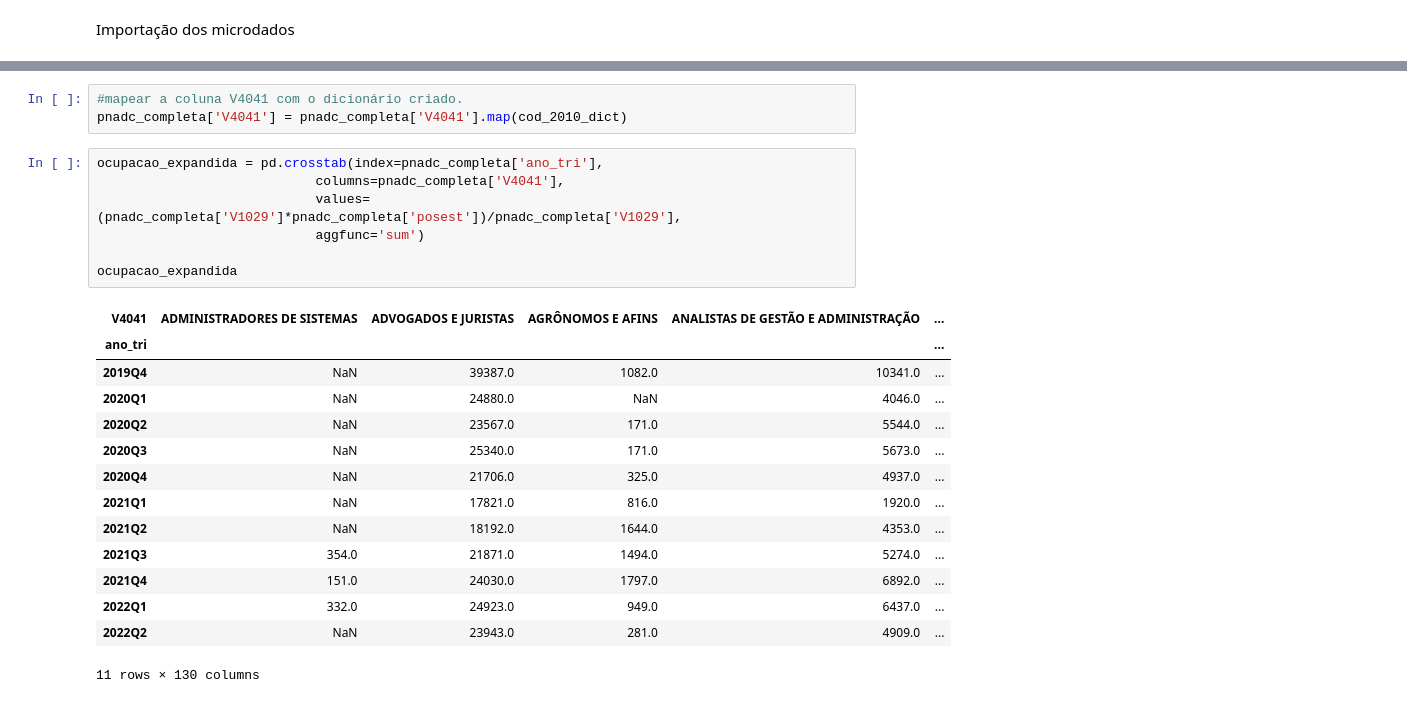
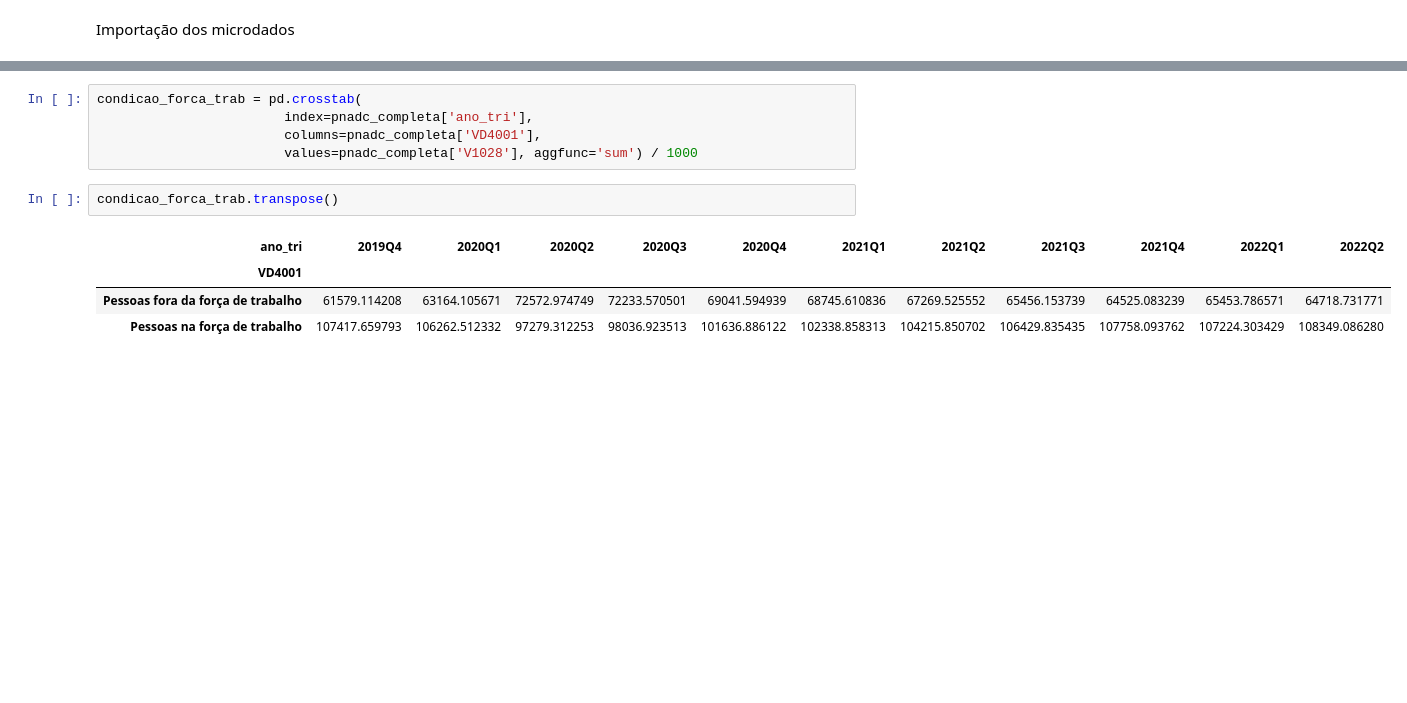
Before and after one commit to msbrasil/Mercado-de-Trabalho-Remoto, a Jupyter notebook: Ocupação.ipynb, the cells around one changed output, grey strips where cells are left out. Saved outputs shown, nothing was run; the diff lists cells and outputs as text; blank space fills up the shorter version.

```diff
--- a/Ocupação.ipynb
+++ b/Ocupação.ipynb
@@ -247,25 +150,12 @@ cod_2010_dict
-# %%
-#mapear a coluna V4041 com o dicionário criado.
-pnadc_completa['V4041'] = pnadc_completa['V4041'].map(cod_2010_dict)
 # %%
-ocupacao_expandida = pd.crosstab(index=pnadc_completa['ano_tri'],
-                            columns=pnadc_completa['V4041'],
-                            values=(pnadc_completa['V1029']*pnadc_completa['posest'])/pnadc_completa['V1029'],
-                            aggfunc='sum')
-
-ocupacao_expandida
+condicao_forca_trab = pd.crosstab(
+                        index=pnadc_completa['ano_tri'],
+                        columns=pnadc_completa['VD4001'],
+                        values=pnadc_completa['V1028'], aggfunc='sum') / 1000
-# %% [output]
-| V4041 | ADMINISTRADORES DE SISTEMAS | ADVOGADOS E JURISTAS | AGRÔNOMOS E AFINS | ANALISTAS DE GESTÃO E ADMINISTRAÇÃO | ... |
-| ano_tri |  |  |  |  | ... |
-| 2019Q4 | NaN | 39387.0 | 1082.0 | 10341.0 | ... |
-| 2020Q1 | NaN | 24880.0 | NaN | 4046.0 | ... |
-| 2020Q2 | NaN | 23567.0 | 171.0 | 5544.0 | ... |
-| 2020Q3 | NaN | 25340.0 | 171.0 | 5673.0 | ... |
-| 2020Q4 | NaN | 21706.0 | 325.0 | 4937.0 | ... |
-| 2021Q1 | NaN | 17821.0 | 816.0 | 1920.0 | ... |
-| 2021Q2 | NaN | 18192.0 | 1644.0 | 4353.0 | ... |
-| 2021Q3 | 354.0 | 21871.0 | 1494.0 | 5274.0 | ... |
-| 2021Q4 | 151.0 | 24030.0 | 1797.0 | 6892.0 | ... |
-| 2022Q1 | 332.0 | 24923.0 | 949.0 | 6437.0 | ... |
-| 2022Q2 | NaN | 23943.0 | 281.0 | 4909.0 | ... |
-11 rows × 130 columns
+# %%
+condicao_forca_trab.transpose()
+# %% [output]
+| ano_tri | 2019Q4 | 2020Q1 | 2020Q2 | 2020Q3 | 2020Q4 | 2021Q1 | 2021Q2 | 2021Q3 | 2021Q4 | 2022Q1 | 2022Q2 |
+| VD4001 |  |  |  |  |  |  |  |  |  |  |  |
+| Pessoas fora da força de trabalho | 61579.114208 | 63164.105671 | 72572.974749 | 72233.570501 | 69041.594939 | 68745.610836 | 67269.525552 | 65456.153739 | 64525.083239 | 65453.786571 | 64718.731771 |
+| Pessoas na força de trabalho | 107417.659793 | 106262.512332 | 97279.312253 | 98036.923513 | 101636.886122 | 102338.858313 | 104215.850702 | 106429.835435 | 107758.093762 | 107224.303429 | 108349.086280 |
```
Also changed, not shown: parts of 19 cells of this notebook, 5 other files.
